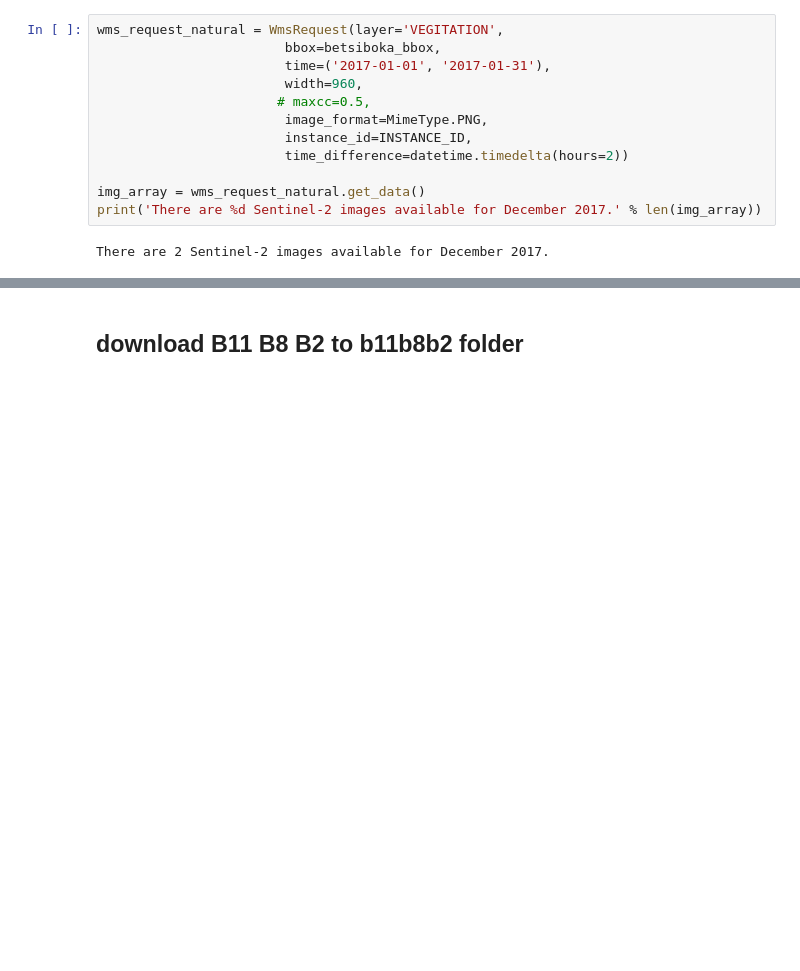
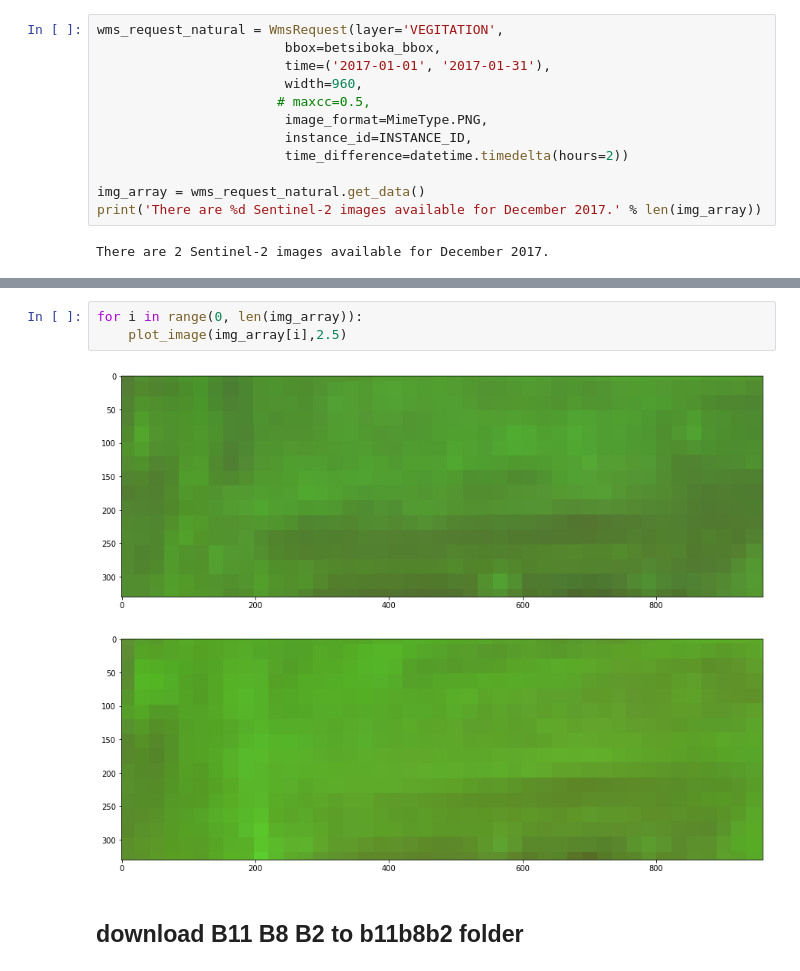
Before and after one commit to Rasika666/final_research, a Jupyter notebook: sat_image/download sat_image.ipynb, the cells around one changed output, grey strips where cells are left out. Drawn from its saved outputs; the diff is of its cells as text; blank space fills up the shorter version.

```diff
--- a/sat_image/download sat_image.ipynb
+++ b/sat_image/download sat_image.ipynb
@@ -112,3 +126,9 @@ for i in range(0, len(img_array)):
+# %%
+for i in range(0, len(img_array)):
+    plot_image(img_array[i],2.5)
+# %% [output]
+[figure, added]
+[figure, added]
 # %% [markdown]
 ## download B11 B8 B2 to b11b8b2 folder
 # %%
```
Also changed, not shown: parts of 4 cells of this notebook, 26 other files.
